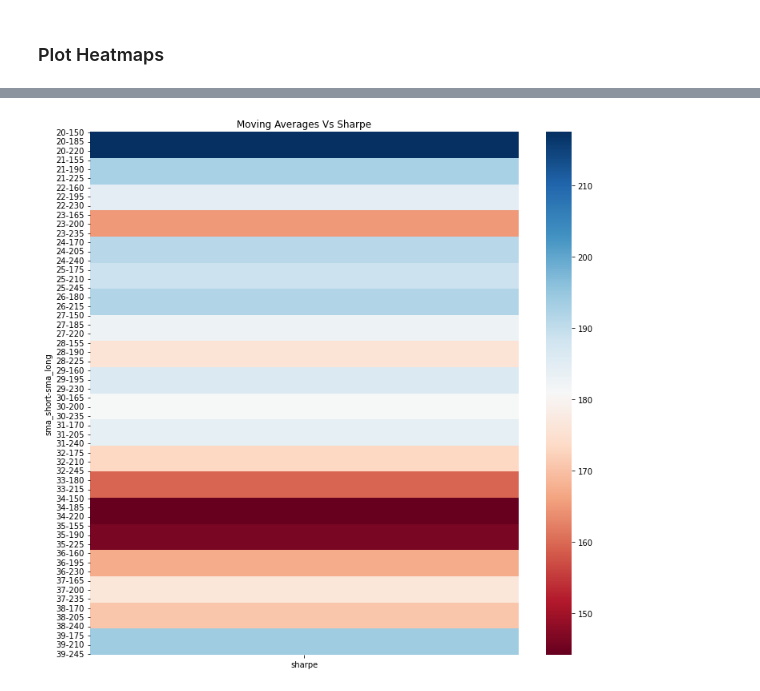
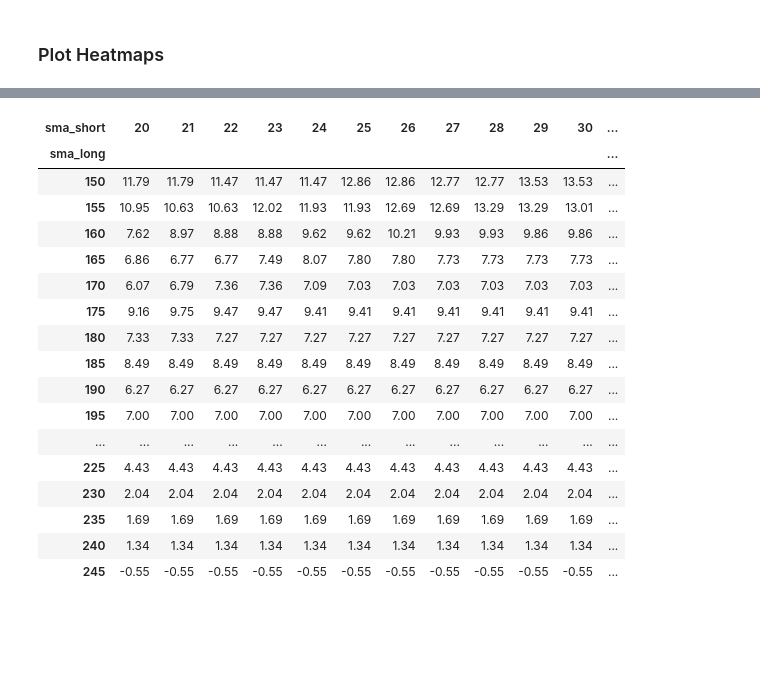
Before and after one commit to kartskri/FinancialTrading, a Jupyter notebook: project/Homework3.ipynb, the cells around one changed output, grey strips where cells are left out. Cells and saved outputs as stored; diff of their text form; code cells hidden in the pictures; blank space fills up the shorter version.

```diff
--- a/project/Homework3.ipynb
+++ b/project/Homework3.ipynb
@@ -193,5 +197,22 @@ plot_heatmap(df, ['sma_short', 'sma_long'], ['cagr'], 'Moving Averages Vs CAGR')
-# %%
-# Plot Moving Averages Vs Sharpe
-plot_heatmap(df, ['sma_short', 'sma_long'], ['sharpe'], 'Moving Averages Vs Sharpe')
-# %% [output]
-[figure, removed]
+# %%
+pivotted= df.pivot('sma_long','sma_short','cagr')
+pivotted
+# %% [output]
+| sma_short | 20 | 21 | 22 | 23 | 24 | 25 | 26 | 27 | 28 | 29 | 30 | ... |
+| sma_long |  |  |  |  |  |  |  |  |  |  |  | ... |
+| 150 | 11.79 | 11.79 | 11.47 | 11.47 | 11.47 | 12.86 | 12.86 | 12.77 | 12.77 | 13.53 | 13.53 | ... |
+| 155 | 10.95 | 10.63 | 10.63 | 12.02 | 11.93 | 11.93 | 12.69 | 12.69 | 13.29 | 13.29 | 13.01 | ... |
+| 160 | 7.62 | 8.97 | 8.88 | 8.88 | 9.62 | 9.62 | 10.21 | 9.93 | 9.93 | 9.86 | 9.86 | ... |
+| 165 | 6.86 | 6.77 | 6.77 | 7.49 | 8.07 | 7.80 | 7.80 | 7.73 | 7.73 | 7.73 | 7.73 | ... |
+| 170 | 6.07 | 6.79 | 7.36 | 7.36 | 7.09 | 7.03 | 7.03 | 7.03 | 7.03 | 7.03 | 7.03 | ... |
+| 175 | 9.16 | 9.75 | 9.47 | 9.47 | 9.41 | 9.41 | 9.41 | 9.41 | 9.41 | 9.41 | 9.41 | ... |
+| 180 | 7.33 | 7.33 | 7.27 | 7.27 | 7.27 | 7.27 | 7.27 | 7.27 | 7.27 | 7.27 | 7.27 | ... |
+| 185 | 8.49 | 8.49 | 8.49 | 8.49 | 8.49 | 8.49 | 8.49 | 8.49 | 8.49 | 8.49 | 8.49 | ... |
+| 190 | 6.27 | 6.27 | 6.27 | 6.27 | 6.27 | 6.27 | 6.27 | 6.27 | 6.27 | 6.27 | 6.27 | ... |
+| 195 | 7.00 | 7.00 | 7.00 | 7.00 | 7.00 | 7.00 | 7.00 | 7.00 | 7.00 | 7.00 | 7.00 | ... |
+| ... | ... | ... | ... | ... | ... | ... | ... | ... | ... | ... | ... | ... |
+| 225 | 4.43 | 4.43 | 4.43 | 4.43 | 4.43 | 4.43 | 4.43 | 4.43 | 4.43 | 4.43 | 4.43 | ... |
+| 230 | 2.04 | 2.04 | 2.04 | 2.04 | 2.04 | 2.04 | 2.04 | 2.04 | 2.04 | 2.04 | 2.04 | ... |
+| 235 | 1.69 | 1.69 | 1.69 | 1.69 | 1.69 | 1.69 | 1.69 | 1.69 | 1.69 | 1.69 | 1.69 | ... |
+| 240 | 1.34 | 1.34 | 1.34 | 1.34 | 1.34 | 1.34 | 1.34 | 1.34 | 1.34 | 1.34 | 1.34 | ... |
+| 245 | -0.55 | -0.55 | -0.55 | -0.55 | -0.55 | -0.55 | -0.55 | -0.55 | -0.55 | -0.55 | -0.55 | ... |
```
Also changed, not shown: parts of 8 cells of this notebook.
